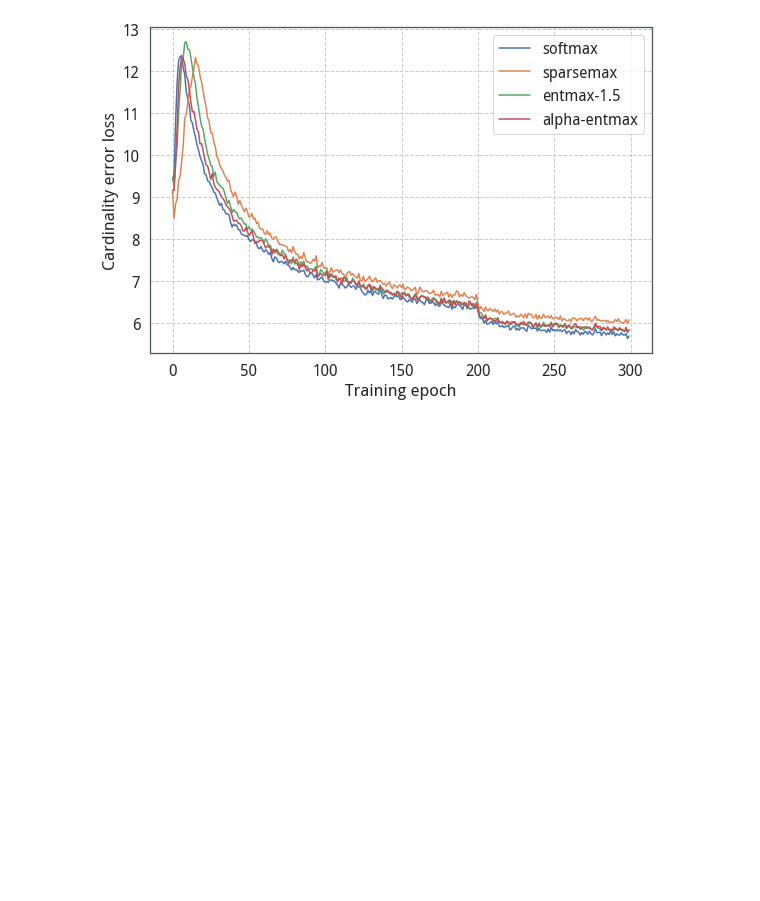
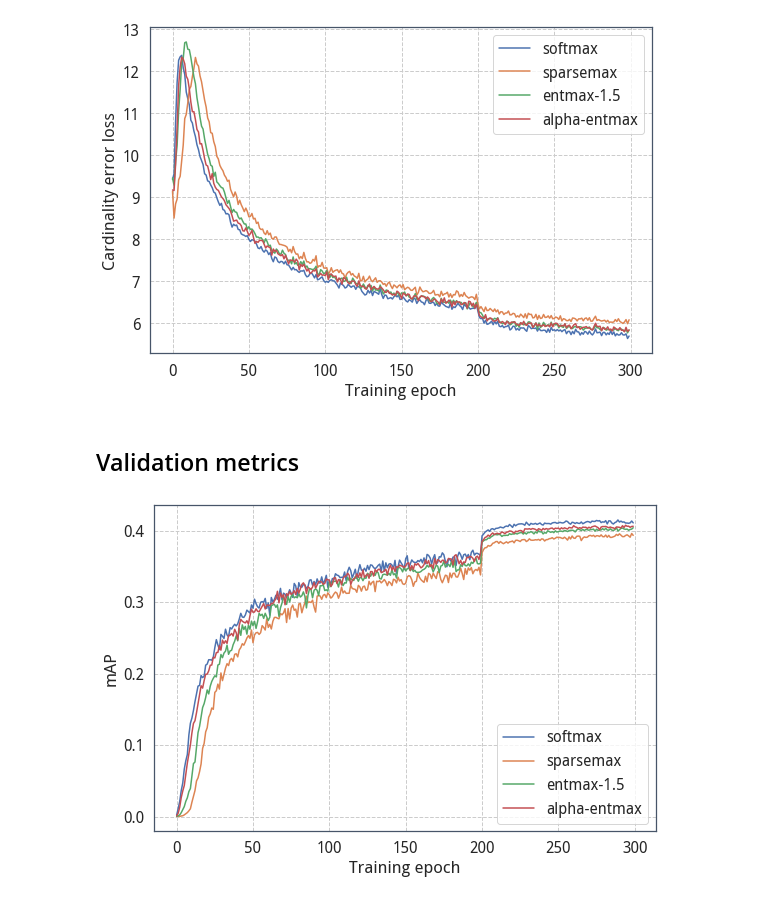
Before and after one commit to erikdao/sparse-detector, a Jupyter notebook: notebooks/visualize_training.ipynb, the cells around one changed output. Drawn from its saved outputs; the diff is of its cells as text; code cells hidden in the pictures; blank space fills up the shorter version.

```diff
--- a/notebooks/visualize_training.ipynb
+++ b/notebooks/visualize_training.ipynb
@@ -245,3 +245,38 @@ fig.savefig("images/training/training_cardinality_error.png", bbox_inches="tight
 fig.savefig("images/training/training_cardinality_error.pdf", bbox_inches="tight")
 # %% [output]
 [figure]
+# %% [markdown]
+## Validation metrics
+# %%
+file_path = Path(package_root) / "outputs" / "val_metrics" / "val_metrics_map.csv"
+df = pd.read_csv(file_path)
+df.columns
+
+columns = [
+    'val-AP/epoch',
+    'v2_baseline_detr - val-AP/mAP',
+    'v2_decoder_sparsemax - val-AP/mAP',
+    'v2_decoder_entmax15 - val-AP/mAP',
+    'v2_decoder_a-entmax_alpha-lr=1e-3 - val-AP/mAP'
+]
+df = df[columns]
+rename_column = {
+    'val-AP/epoch': 'epoch',
+    'v2_baseline_detr - val-AP/mAP': 'softmax',
+    'v2_decoder_sparsemax - val-AP/mAP': 'sparsemax',
+    'v2_decoder_entmax15 - val-AP/mAP': 'entmax-1.5',
+    'v2_decoder_a-entmax_alpha-lr=1e-3 - val-AP/mAP': 'alpha-entmax',
+}
+df.rename(columns=rename_column, inplace=True)
+df = df.set_index('epoch')
+df.head(5)
+
+fig, ax = plt.subplots(figsize=(9, 6))
+df.plot(ax=ax)
+ax.set_xlabel("Training epoch")
+ax.set_ylabel("mAP")
+
+fig.savefig("images/val_metrics/mAP.png", bbox_inches="tight")
+fig.savefig("images/val_metrics/mAP.pdf", bbox_inches="tight")
+# %% [output]
+[figure, added]
```
Also changed, not shown: parts of 10 cells of this notebook, 23 other files.
